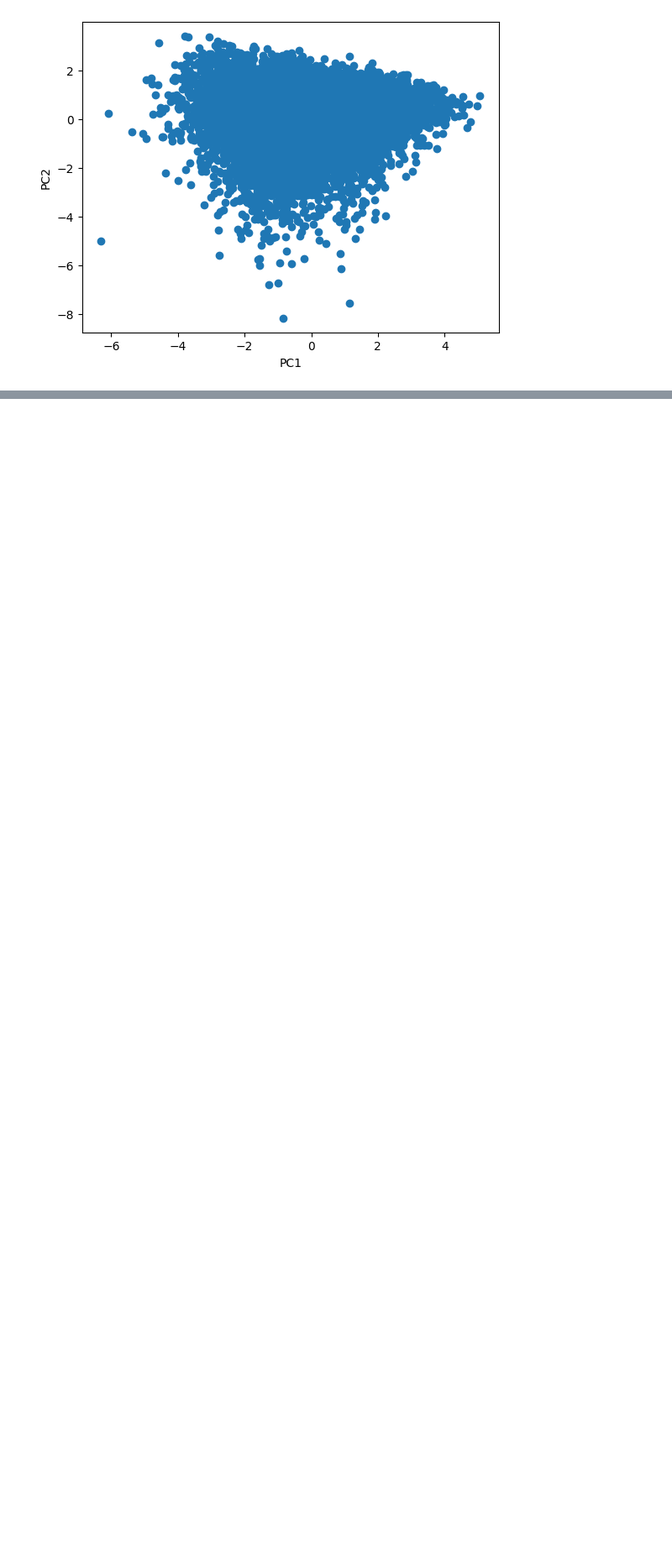
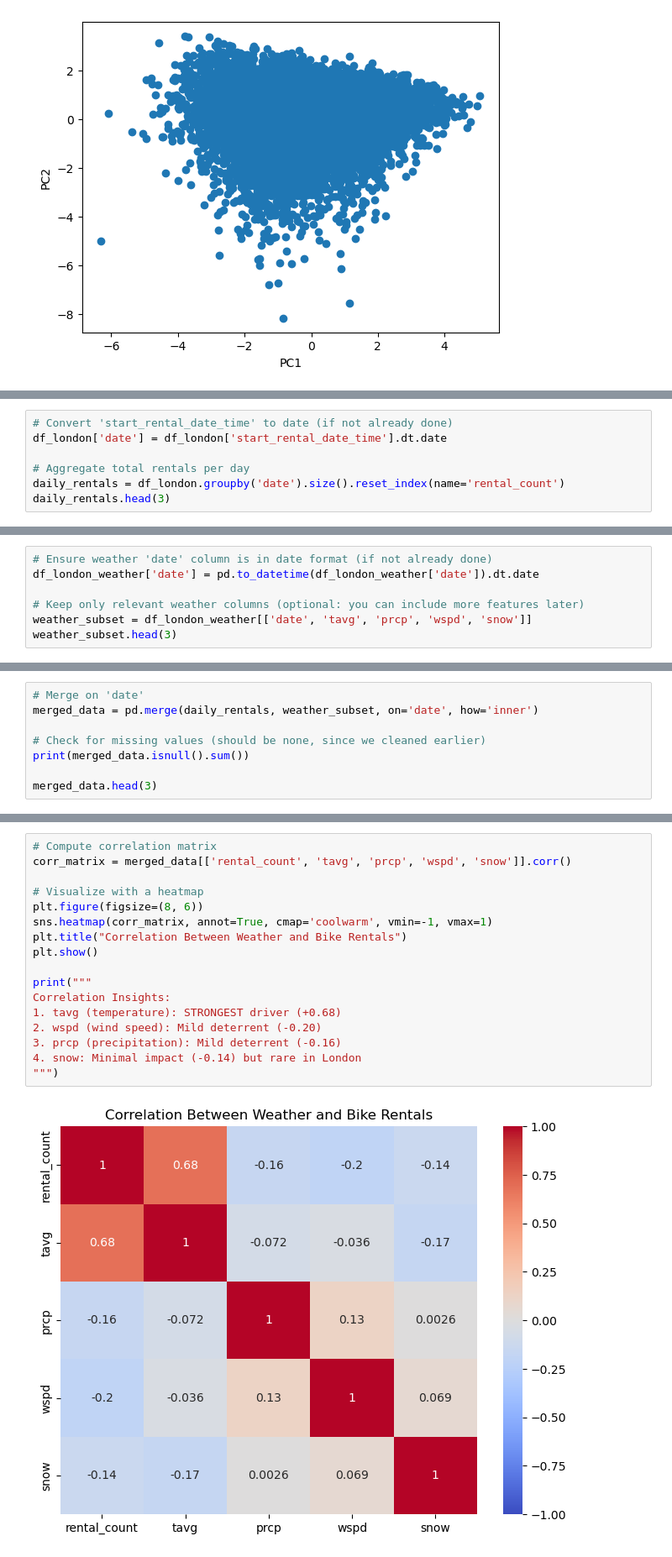
Before and after one commit to LotsAr/DataDrivenProject, a Jupyter notebook: ProjectCode.ipynb, the cells around one changed output, grey strips where cells are left out. Shown at 84% size. Cells and saved outputs as stored; diff of their text form; blank space fills up the shorter version.

Commit message:
Add files via upload
Correlation and regression

```diff
--- a/ProjectCode.ipynb
+++ b/ProjectCode.ipynb
@@ -248,0 +250,7 @@ plt.show() #better clustering
+# %%
+# Convert 'start_rental_date_time' to date (if not already done)
+df_london['date'] = df_london['start_rental_date_time'].dt.date
+
+# Aggregate total rentals per day
+daily_rentals = df_london.groupby('date').size().reset_index(name='rental_count')
+daily_rentals.head(3)
@@ -248,0 +262,7 @@ plt.show() #better clustering
+# %%
+# Ensure weather 'date' column is in date format (if not already done)
+df_london_weather['date'] = pd.to_datetime(df_london_weather['date']).dt.date
+
+# Keep only relevant weather columns (optional: you can include more features later)
+weather_subset = df_london_weather[['date', 'tavg', 'prcp', 'wspd', 'snow']]
+weather_subset.head(3)
@@ -248,0 +274,8 @@ plt.show() #better clustering
+# %%
+# Merge on 'date'
+merged_data = pd.merge(daily_rentals, weather_subset, on='date', how='inner')
+
+# Check for missing values (should be none, since we cleaned earlier)
+print(merged_data.isnull().sum())
+
+merged_data.head(3)
@@ -248,0 +297,19 @@ plt.show() #better clustering
+# %%
+# Compute correlation matrix
+corr_matrix = merged_data[['rental_count', 'tavg', 'prcp', 'wspd', 'snow']].corr()
+
+# Visualize with a heatmap
+plt.figure(figsize=(8, 6))
+sns.heatmap(corr_matrix, annot=True, cmap='coolwarm', vmin=-1, vmax=1)
+plt.title("Correlation Between Weather and Bike Rentals")
+plt.show()
+
+print("""
+Correlation Insights:
+1. tavg (temperature): STRONGEST driver (+0.68)
+2. wspd (wind speed): Mild deterrent (-0.20)
+3. prcp (precipitation): Mild deterrent (-0.16)
+4. snow: Minimal impact (-0.14) but rare in London
+""")
+# %% [output]
+[figure, added]
```
Also changed, not shown: parts of 18 cells of this notebook.
